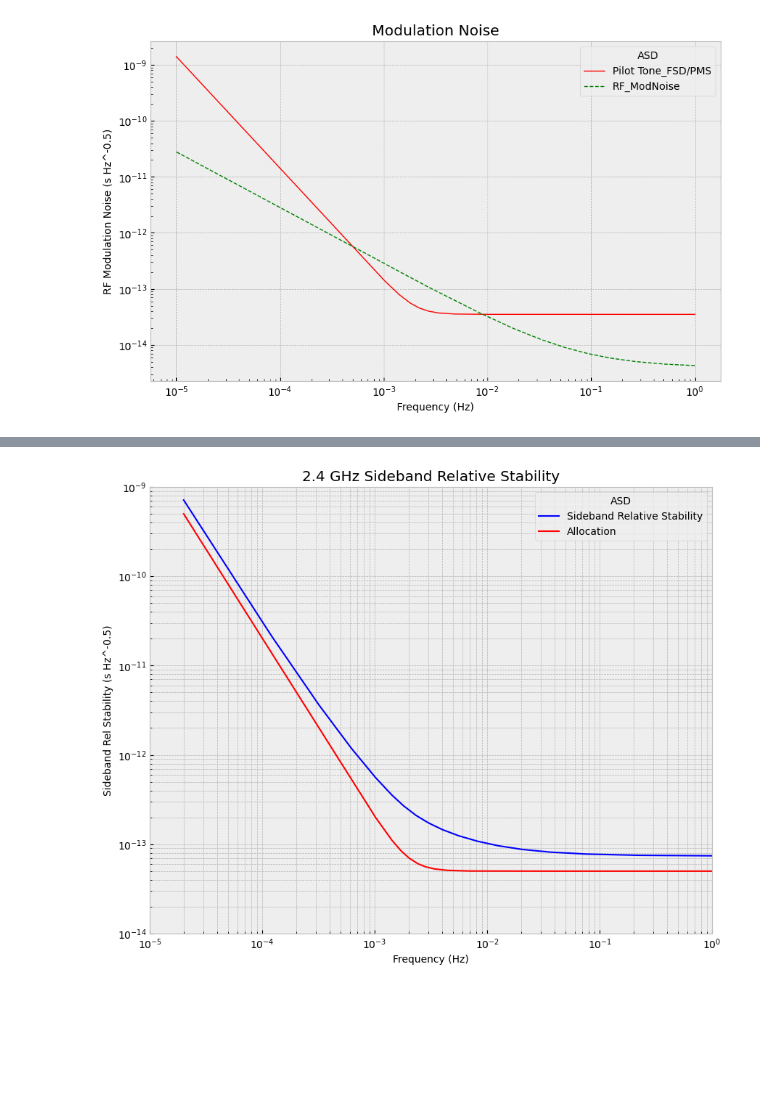
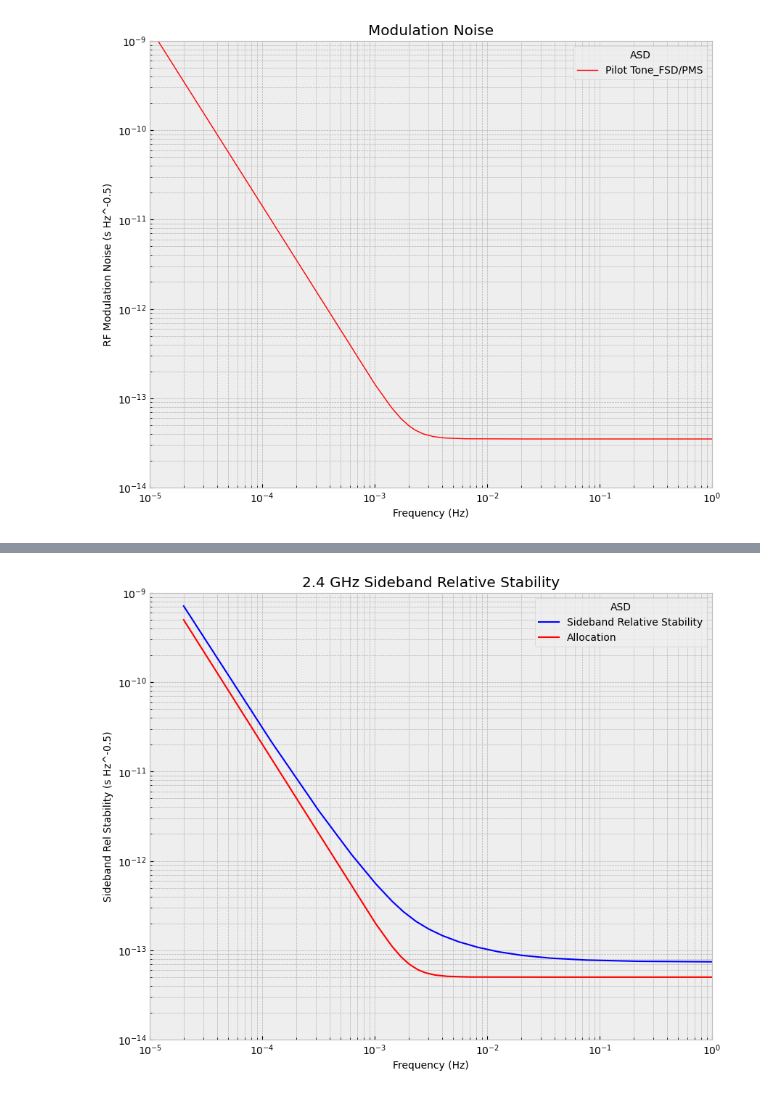
Before and after one commit to raidurgesh/RFNoise, a Jupyter notebook: RFModErr0.ipynb, the cells around one changed output, grey strips where cells are left out. Cells and saved outputs as stored; diff of their text form; code cells hidden in the pictures; blank space fills up the shorter version.

```diff
--- a/RFModErr0.ipynb
+++ b/RFModErr0.ipynb
@@ -30,16 +30,18 @@ ModErr=(16 * np.sin(L_arm*2*pi*freq/C)**2*np.sin(2*L_arm*2*pi*freq/C)**2*(6*fhet
 # Mod Error Allocation (m Hz^-0.5)
 ModErr_Allocation=(H2_xx)**0.5*3.3e-12*(1+(2e-3/freq)**4)**0.5
 # %%
-plt.figure(figsize=(10,6))
+plt.figure(figsize=(10,8))
 plt.plot(freq, Timing_Stability_FDS, 'r-',label = "Pilot Tone_FSD/PMS", linewidth=1.0)
-#plt.plot(freq, Timing_Stability_PMS, 'k--',label = "Pilot Tone_PMS", linewidth=1.0)
-plt.plot(freq, RF_ModNoise, 'g--',label = "RF_ModNoise", linewidth=1.0)
+#plt.plot(freq, RF_ModNoise, 'b-',label = "RF_ModNoise", linewidth=1.0)
 plt.yscale("log")
 plt.xscale("log")
+plt.ylim(1e-14, 1e-9)
+plt.xlim(1e-5, 1)
 plt.title("Modulation Noise")
 plt.xlabel("Frequency (Hz)")
 plt.ylabel("RF Modulation Noise (s Hz^-0.5)")
 plt.legend(title = "ASD")
+plt.grid(visible=None, which='minor', axis='both')
 plt.show()
 # %% [output]
-[figure, old version]
+[figure, new version]
```
Also changed, not shown: parts of 9 cells of this notebook.
